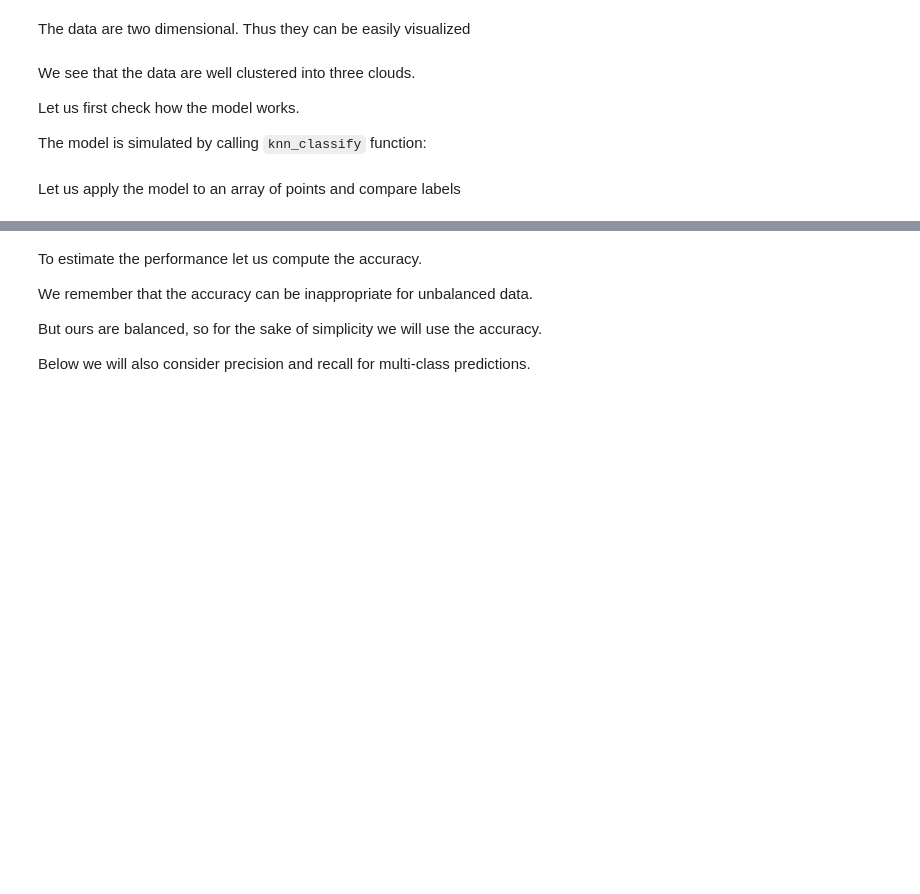
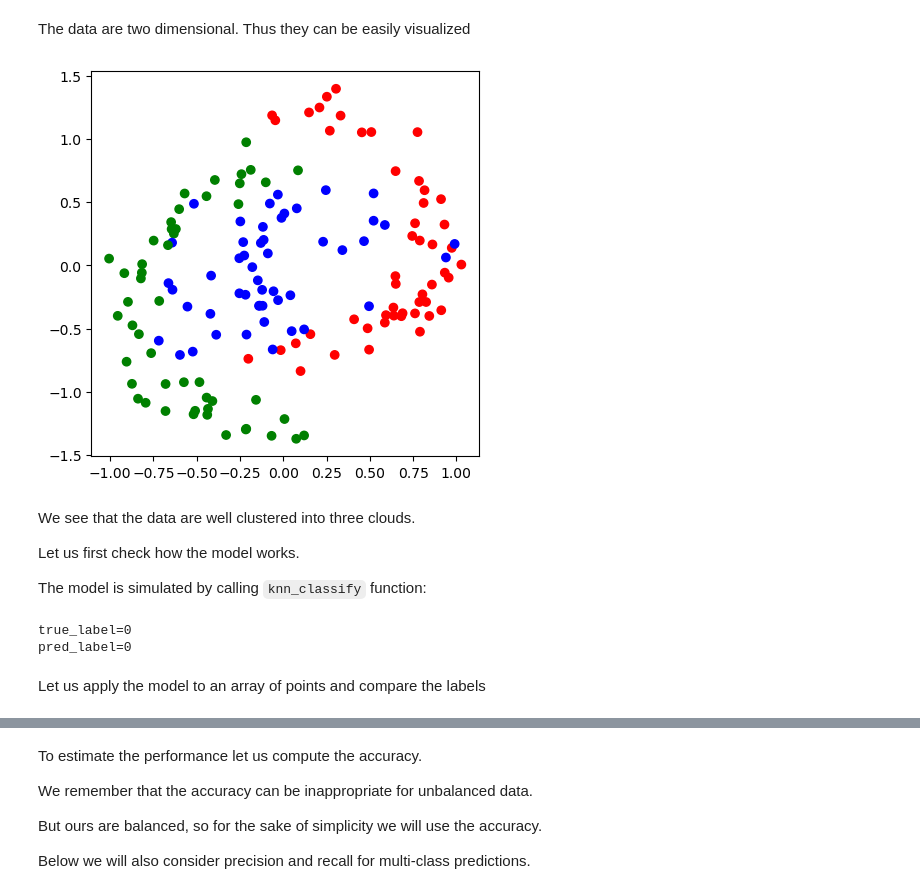
Before and after one commit to kupav/data-sc-intro, a Jupyter notebook: 12_k-nearest_neighbors.ipynb, the cells around one changed output, grey strips where cells are left out. Cells and saved outputs as stored; diff of their text form; code cells hidden in the pictures; blank space fills up the shorter version.

```diff
--- a/12_k-nearest_neighbors.ipynb
+++ b/12_k-nearest_neighbors.ipynb
@@ -318,16 +464,16 @@ The data are two dimensional. Thus they can be easily visualized
 # %%
 import matplotlib.pyplot as plt
 
 fig, ax = plt.subplots(figsize=(5,5))
 mrk = ['o', '*', '+']
 
 def plot_data(data):
     col = ['r','g','b']  # different colors for different classes
     ax.scatter(data[:, 0], data[:, 1], c=[col[int(x)] for x in data[:,2]])
 
-plot_data(data_train)
-plot_data(data_valid)
-plot_data(data_test)
+plot_data(data)
+# %% [output]
+[figure, added]
 # %% [markdown]
 We see that the data are well clustered into three clouds.
 
@@ -336,14 +482,17 @@ Let us first check how the model works.
 The model is simulated by calling `knn_classify` function:
 # %%
 new_point = data_valid[0, :2]
-label = data_valid[0, -1].astype(int)
+label = int(data_valid[0, -1])
 
 k = 1
 predicted_label = knn_classify(k, data_train, vote_first, new_point)
 print(f"true_label={label}")
 print(f"pred_label={predicted_label}")
+# %% [output]
+true_label=0
+pred_label=0
 # %% [markdown]
-Let us apply the model to an array of points and compare labels
+Let us apply the model to an array of points and compare the labels
 # %%
 def predict(data_train, data_valid, k, vote):
     lab = []
```
Also changed, not shown: parts of 70 cells of this notebook, 10 other files.
